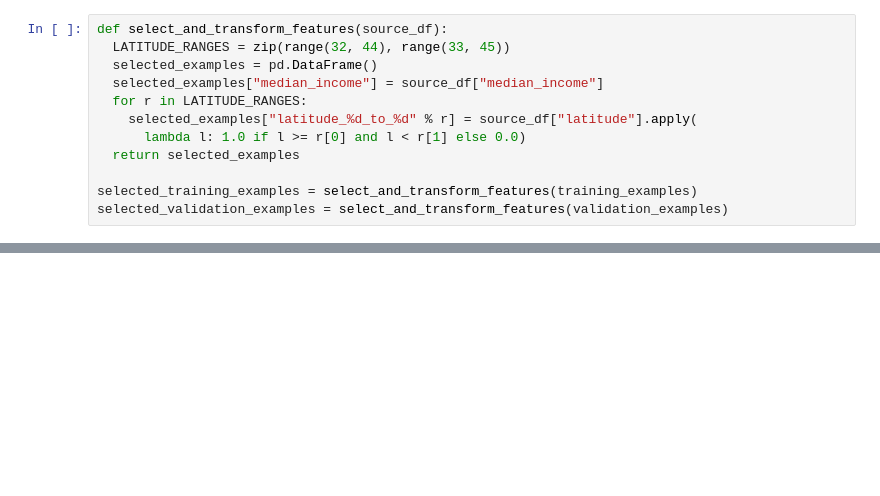
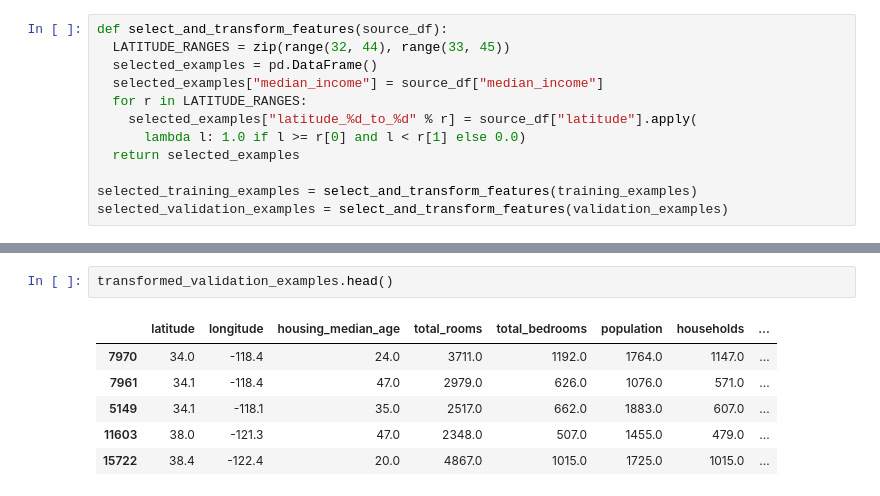
Before and after one commit to qingjing1018/google-machine-learning-crash-course, a Jupyter notebook: feature_sets.ipynb, the cells around one changed output, grey strips where cells are left out. Drawn from its saved outputs; the diff is of its cells as text; blank space fills up the shorter version.

```diff
--- a/feature_sets.ipynb
+++ b/feature_sets.ipynb
@@ -488,0 +514,9 @@ _ = train_model(
+# %%
+transformed_validation_examples.head()
+# %% [output]
+|  | latitude | longitude | housing_median_age | total_rooms | total_bedrooms | population | households | ... |
+| 7970 | 34.0 | -118.4 | 24.0 | 3711.0 | 1192.0 | 1764.0 | 1147.0 | ... |
+| 7961 | 34.1 | -118.4 | 47.0 | 2979.0 | 626.0 | 1076.0 | 571.0 | ... |
+| 5149 | 34.1 | -118.1 | 35.0 | 2517.0 | 662.0 | 1883.0 | 607.0 | ... |
+| 11603 | 38.0 | -121.3 | 47.0 | 2348.0 | 507.0 | 1455.0 | 479.0 | ... |
+| 15722 | 38.4 | -122.4 | 20.0 | 4867.0 | 1015.0 | 1725.0 | 1015.0 | ... |
```
Also changed, not shown: parts of 8 cells of this notebook.
